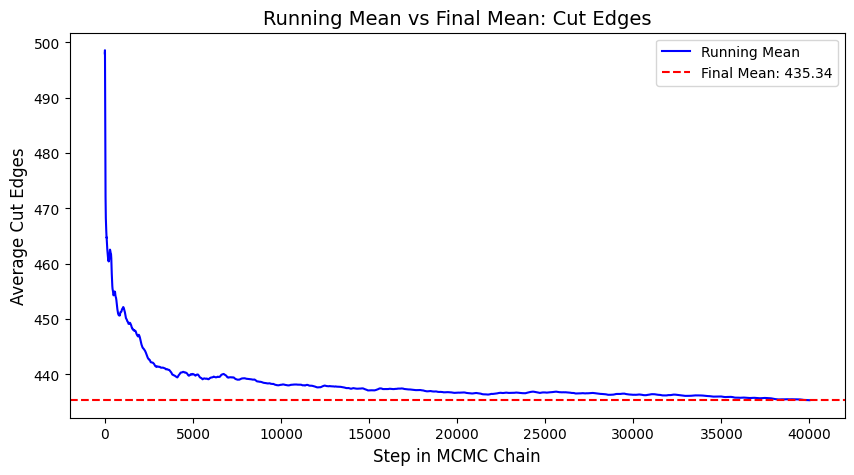
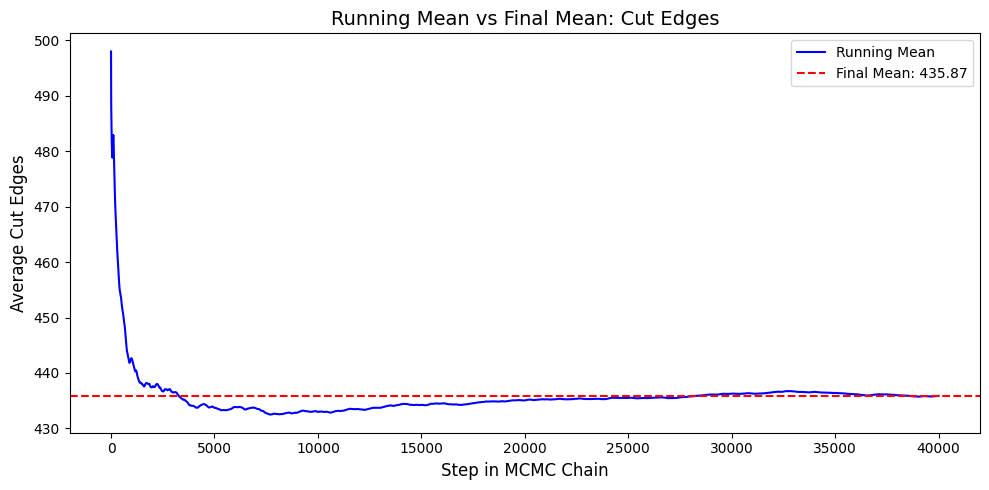
Code edit (unified diff) that turned the first committed figure into the second:
--- before
+++ after
@@ -18,3 +18,5 @@
 plt.ylabel("Average Cut Edges", fontsize=12)
 plt.legend()
+plt.tight_layout()
+plt.savefig("figures/running_mean_cut_edges.png", dpi=150, bbox_inches="tight", facecolor="white")
 plt.show()

Commit: update save path for figures on all figures by moving them into a folder